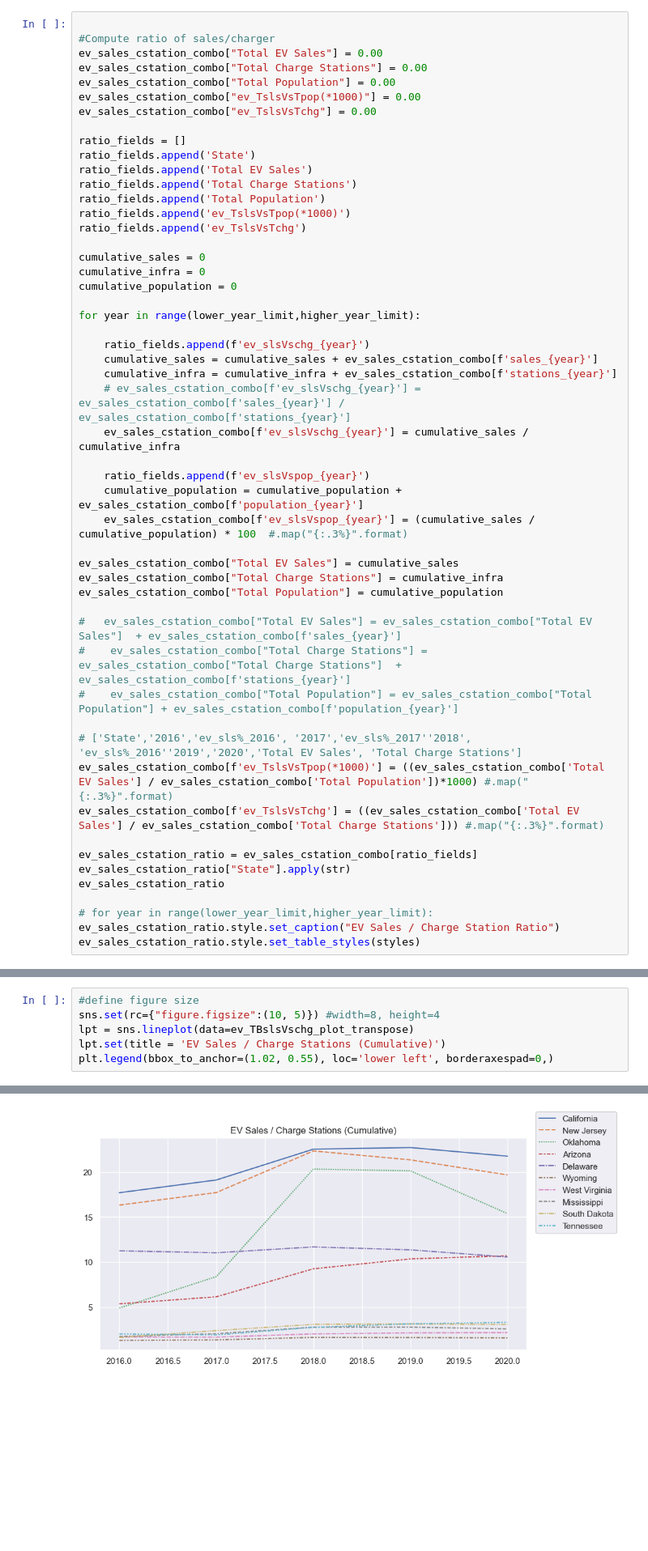
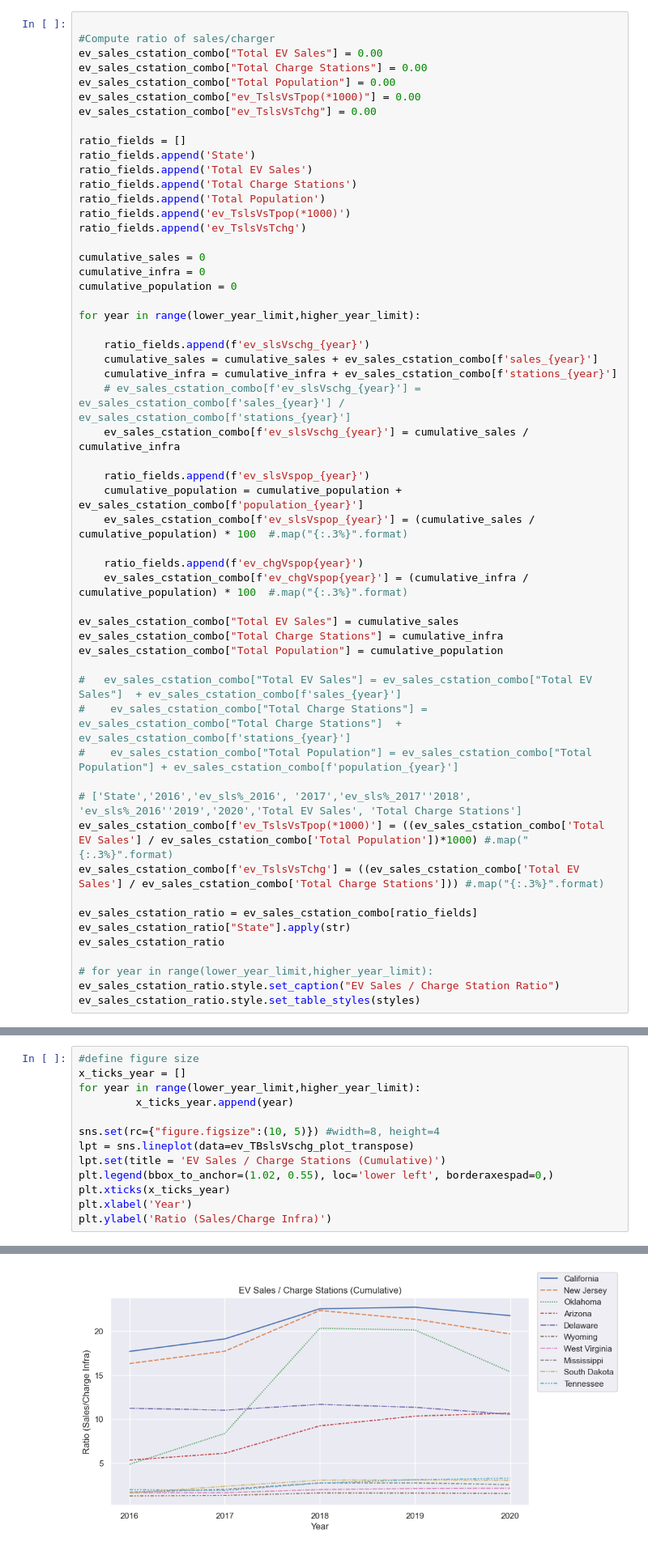
Before and after one commit to xnotynot/project1-evdata, a Jupyter notebook: Notebook/ev_sales_charge_infra_relation.ipynb, the cells around one changed output, grey strips where cells are left out. Shown at 81% size. Cells and saved outputs as stored; diff of their text form; blank space fills up the shorter version.

```diff
--- a/Notebook/ev_sales_charge_infra_relation.ipynb
+++ b/Notebook/ev_sales_charge_infra_relation.ipynb
@@ -147,6 +148,9 @@ for year in range(lower_year_limit,higher_year_limit):
     cumulative_population = cumulative_population + ev_sales_cstation_combo[f'population_{year}']
     ev_sales_cstation_combo[f'ev_slsVspop_{year}'] = (cumulative_sales / cumulative_population) * 100  #.map("{:.3%}".format)
 
+    ratio_fields.append(f'ev_chgVspop{year}')
+    ev_sales_cstation_combo[f'ev_chgVspop{year}'] = (cumulative_infra / cumulative_population) * 100  #.map("{:.3%}".format)
+
 ev_sales_cstation_combo["Total EV Sales"] = cumulative_sales
 ev_sales_cstation_combo["Total Charge Stations"] = cumulative_infra
 ev_sales_cstation_combo["Total Population"] = cumulative_population
@@ -266,8 +264,15 @@ ev_TBslsVschg_plot_transpose
 | 2020 | 21.749217 | 19.665939 | 15.368237 | 10.686960 | 10.545082 | 1.556034 | 2.146214 | 2.555556 | ... |
 # %%
 #define figure size
+x_ticks_year = []
+for year in range(lower_year_limit,higher_year_limit):
+         x_ticks_year.append(year)
+
 sns.set(rc={"figure.figsize":(10, 5)}) #width=8, height=4
 lpt = sns.lineplot(data=ev_TBslsVschg_plot_transpose)
 lpt.set(title = 'EV Sales / Charge Stations (Cumulative)')
 plt.legend(bbox_to_anchor=(1.02, 0.55), loc='lower left', borderaxespad=0,)
+plt.xticks(x_ticks_year)
+plt.xlabel('Year')
+plt.ylabel('Ratio (Sales/Charge Infra)')
 # %% [output]
@@ -275 +280 @@ plt.legend(bbox_to_anchor=(1.02, 0.55), loc='lower left', borderaxespad=0,)
-[figure, old version]
+[figure, new version]
```
Also changed, not shown: parts of 17 cells of this notebook, 5 other files.
